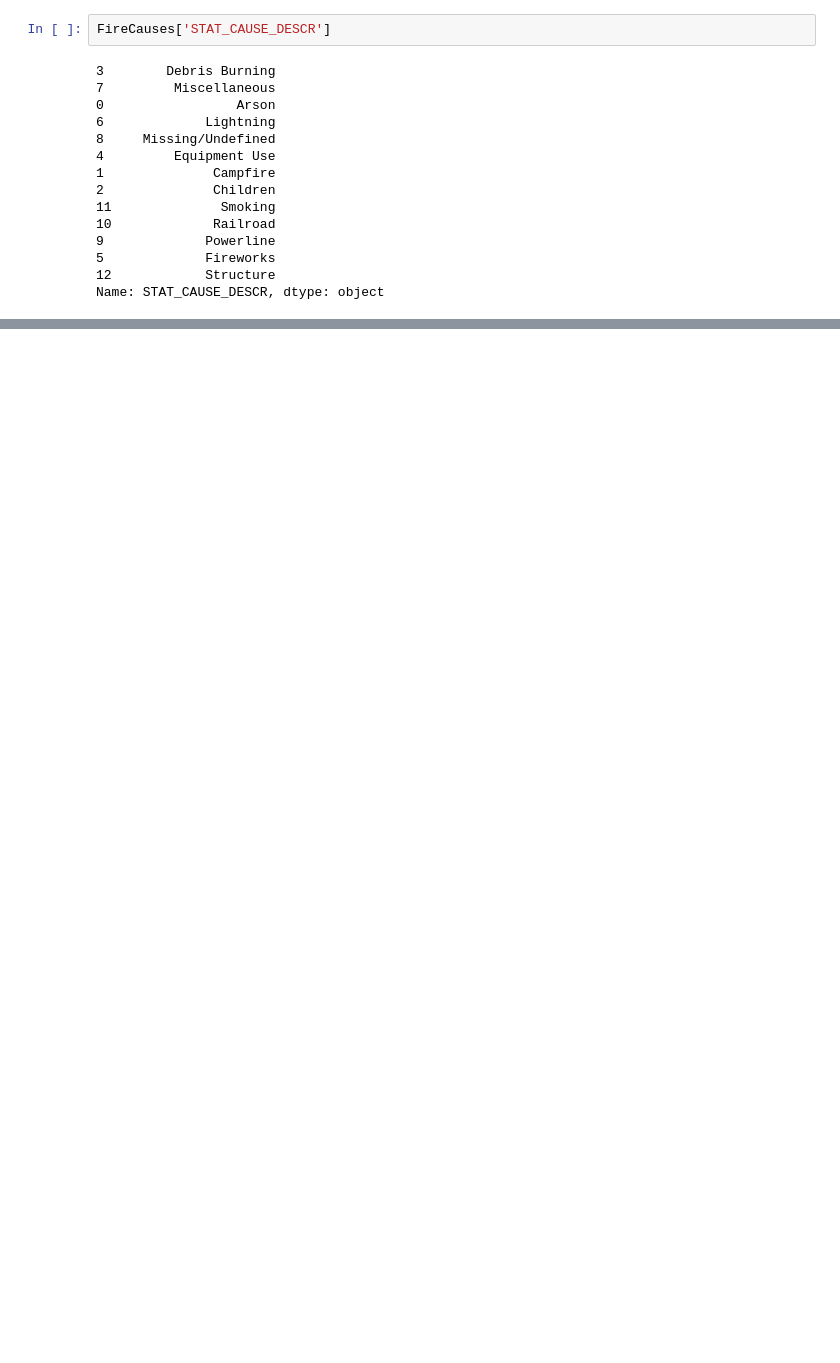
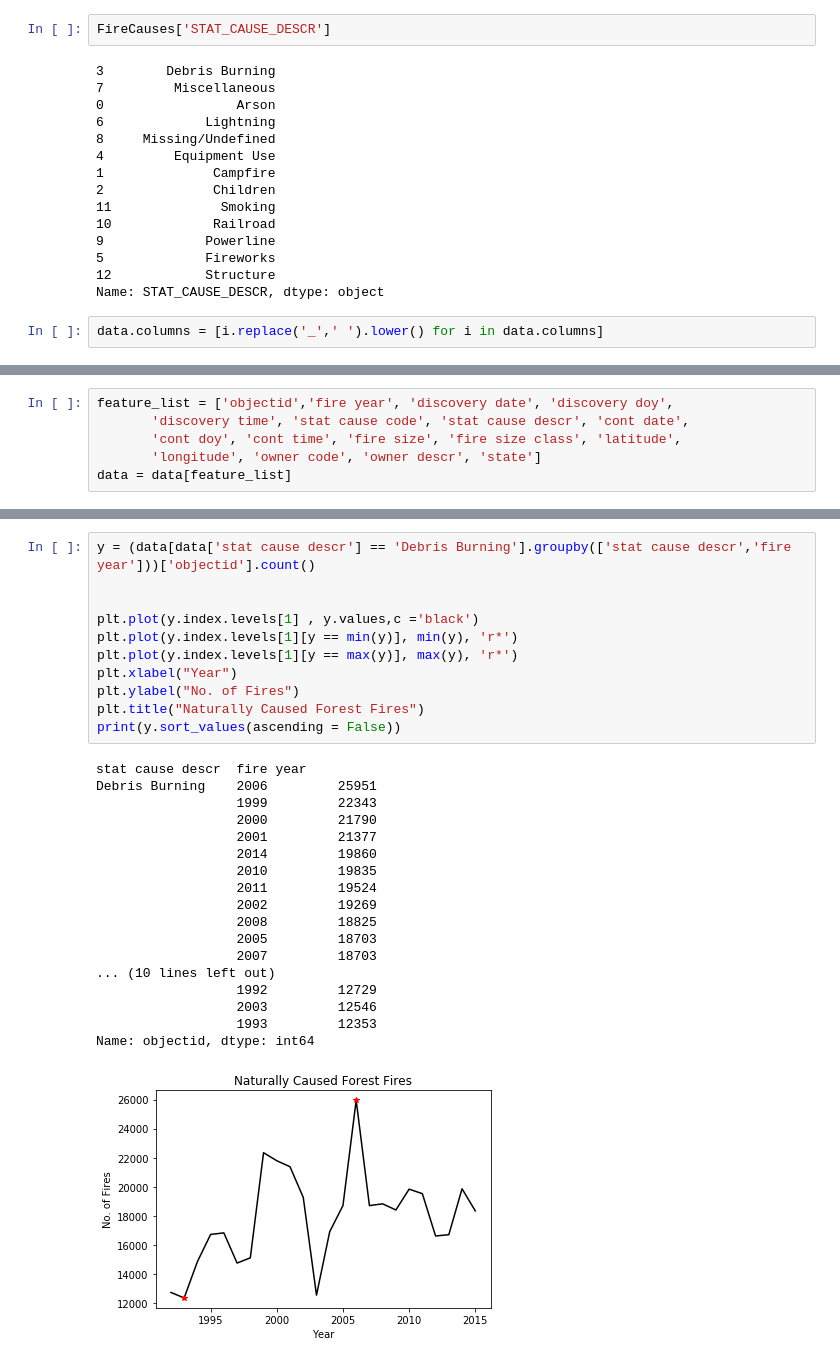
Before and after one commit to R-Mishra/US-Wildfires, a Jupyter notebook: wildfireAnalysisNotebook.ipynb, the cells around one changed output, grey strips where cells are left out. Cells and saved outputs as stored; diff of their text form; blank space fills up the shorter version.

```diff
--- a/wildfireAnalysisNotebook.ipynb
+++ b/wildfireAnalysisNotebook.ipynb
@@ -146,3 +146,5 @@ FireCauses['STAT_CAUSE_DESCR']
 5             Fireworks
 12            Structure
 Name: STAT_CAUSE_DESCR, dtype: object
+# %%
+data.columns = [i.replace('_',' ').lower() for i in data.columns]
@@ -148,0 +166,6 @@ Name: STAT_CAUSE_DESCR, dtype: object
+# %%
+feature_list = ['objectid','fire year', 'discovery date', 'discovery doy',
+       'discovery time', 'stat cause code', 'stat cause descr', 'cont date',
+       'cont doy', 'cont time', 'fire size', 'fire size class', 'latitude',
+       'longitude', 'owner code', 'owner descr', 'state']
+data = data[feature_list]
@@ -148,0 +223,30 @@ Name: STAT_CAUSE_DESCR, dtype: object
+# %%
+y = (data[data['stat cause descr'] == 'Debris Burning'].groupby(['stat cause descr','fire year']))['objectid'].count()
+
+
+plt.plot(y.index.levels[1] , y.values,c ='black')
+plt.plot(y.index.levels[1][y == min(y)], min(y), 'r*')
+plt.plot(y.index.levels[1][y == max(y)], max(y), 'r*')
+plt.xlabel("Year")
+plt.ylabel("No. of Fires")
+plt.title("Naturally Caused Forest Fires")
+print(y.sort_values(ascending = False))
+# %% [output]
+stat cause descr  fire year
+Debris Burning    2006         25951
+                  1999         22343
+                  2000         21790
+                  2001         21377
+                  2014         19860
+                  2010         19835
+                  2011         19524
+                  2002         19269
+                  2008         18825
+                  2005         18703
+                  2007         18703
+... (10 lines left out)
+                  1992         12729
+                  2003         12546
+                  1993         12353
+Name: objectid, dtype: int64
+[figure, added]
```
Also changed, not shown: parts of 15 cells of this notebook.
